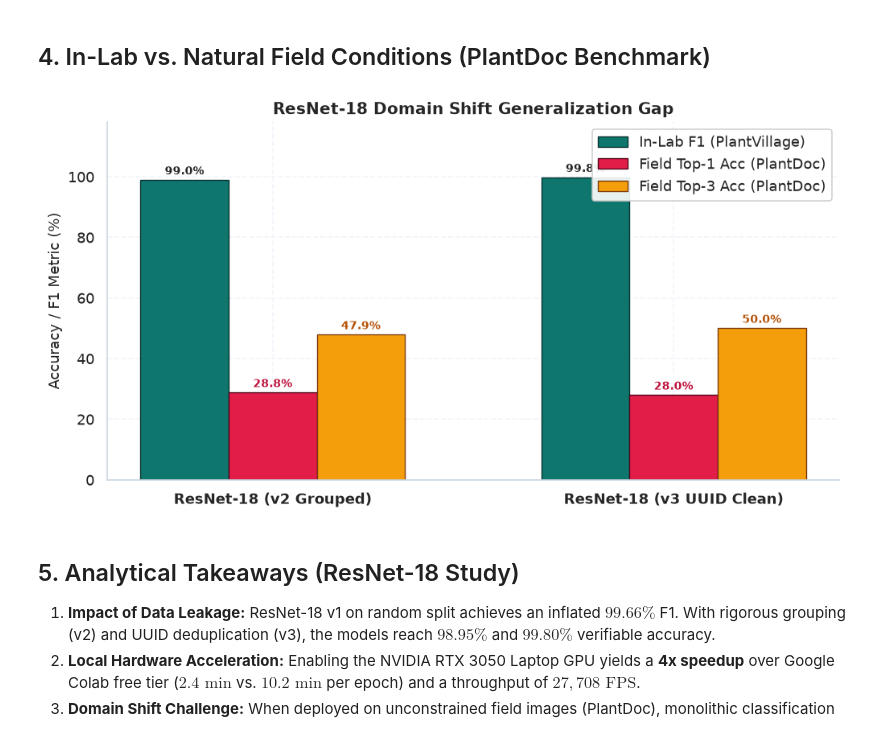
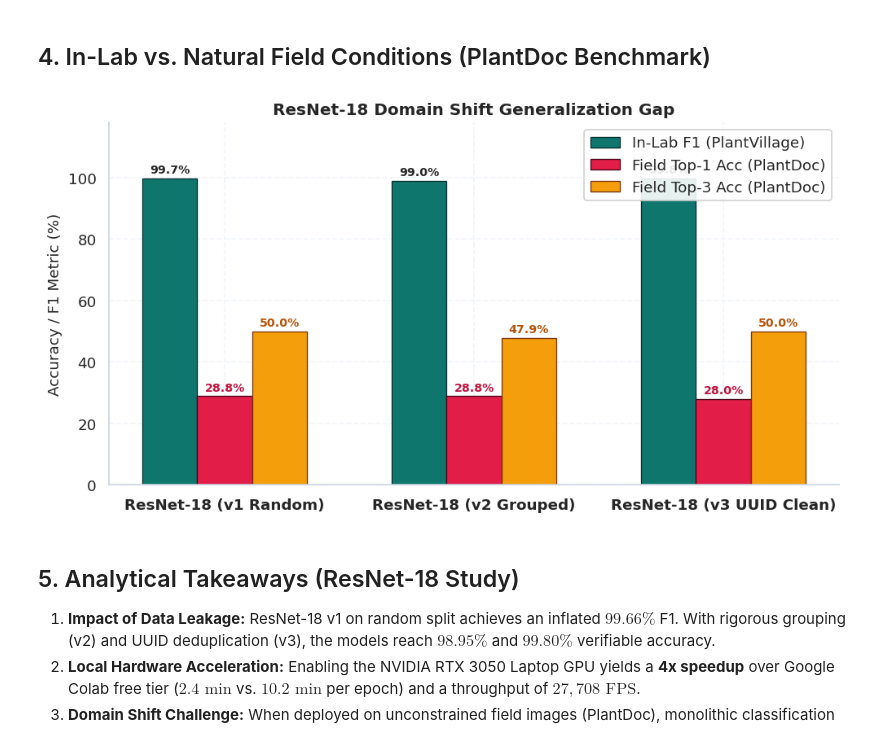
Before and after one commit to Longcodepro/plant-disease-ml, a Jupyter notebook: notebooks/08_model_evaluation_and_analysis.ipynb, the cells around one changed output. Drawn from its saved outputs; the diff is of its cells as text; code cells hidden in the pictures.

```diff
--- a/notebooks/08_model_evaluation_and_analysis.ipynb
+++ b/notebooks/08_model_evaluation_and_analysis.ipynb
@@ -167,36 +167,36 @@ plt.show()
 # %% [markdown]
 ## 4. In-Lab vs. Natural Field Conditions (PlantDoc Benchmark)
 # %%
-models = ["ResNet-18 (v2 Grouped)", "ResNet-18 (v3 UUID Clean)"]
-lab_metrics = [98.95, 99.80]
-plantdoc_top1 = [28.81, 27.97]
-plantdoc_top3 = [47.88, 50.00]
+models = ["ResNet-18 (v1 Random)", "ResNet-18 (v2 Grouped)", "ResNet-18 (v3 UUID Clean)"]
+lab_metrics = [99.66, 98.95, 99.80]
+plantdoc_top1 = [28.81, 28.81, 27.97]
+plantdoc_top3 = [50.00, 47.88, 50.00]
 
 x = np.arange(len(models))
 w = 0.22
 
 fig, ax = plt.subplots(figsize=(8.5, 4.5), dpi=120)
 
 r1 = ax.bar(x - w, lab_metrics, w, label="In-Lab F1 (PlantVillage)", color="#0f766e", edgecolor="#042f2e", linewidth=0.8)
 r2 = ax.bar(x, plantdoc_top1, w, label="Field Top-1 Acc (PlantDoc)", color="#e11d48", edgecolor="#4c0519", linewidth=0.8)
 r3 = ax.bar(x + w, plantdoc_top3, w, label="Field Top-3 Acc (PlantDoc)", color="#f59e0b", edgecolor="#78350f", linewidth=0.8)
 
 for bar in r1: ax.text(bar.get_x() + bar.get_width()/2.0, bar.get_height() + 1.8, f"{bar.get_height():.1f}%", ha="center", fontsize=8.5, fontweight="bold")
 for bar in r2: ax.text(bar.get_x() + bar.get_width()/2.0, bar.get_height() + 1.8, f"{bar.get_height():.1f}%", ha="center", fontsize=8.5, fontweight="bold", color="#be123c")
 for bar in r3: ax.text(bar.get_x() + bar.get_width()/2.0, bar.get_height() + 1.8, f"{bar.get_height():.1f}%", ha="center", fontsize=8.5, fontweight="bold", color="#b45309")
 
 ax.set_title("ResNet-18 Domain Shift Generalization Gap")
 ax.set_ylabel("Accuracy / F1 Metric (%)")
 ax.set_xticks(x)
 ax.set_xticklabels(models, fontweight="bold")
 ax.set_ylim(0, 118)
 ax.legend(loc="upper right", frameon=True, facecolor="white", framealpha=0.9)
 sns.despine(ax=ax)
 
 plt.tight_layout()
 plt.show()
 # %% [output]
-[figure, old version]
+[figure, new version]
 # %% [markdown]
 ## 5. Analytical Takeaways (ResNet-18 Study)
 
```
Also changed, not shown: parts of 2 cells of this notebook, 7 other files.
